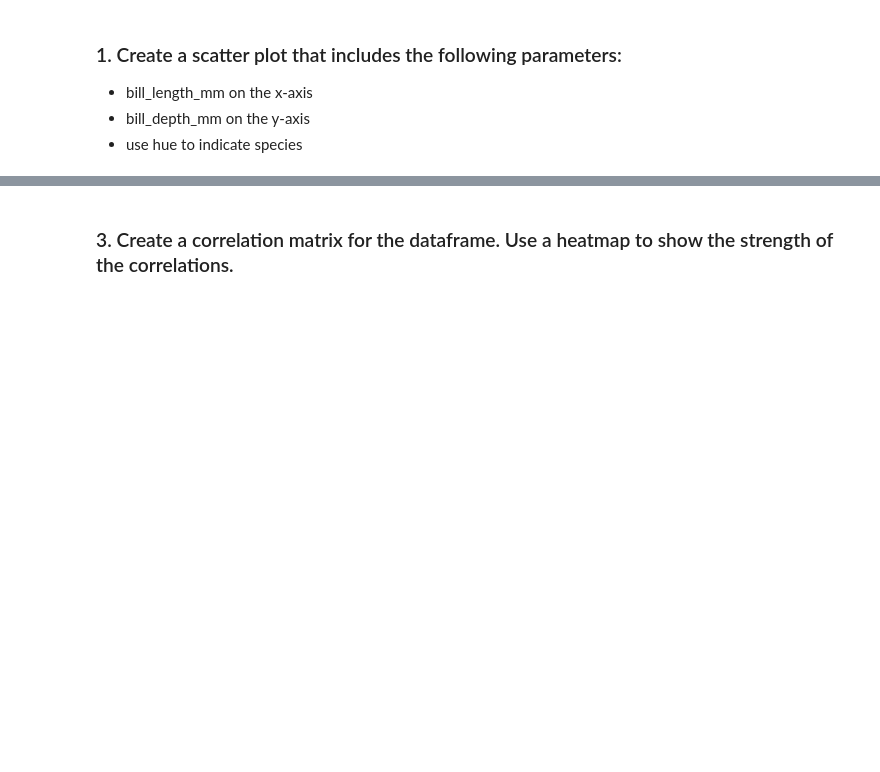
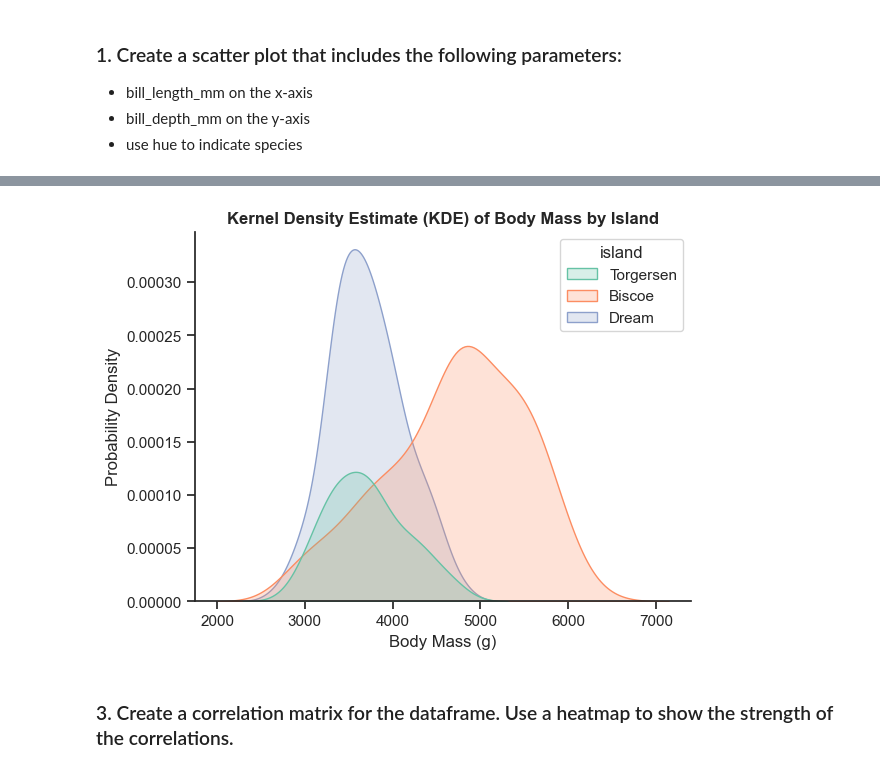
Before and after one commit to valeriemagalong/Val-Practices-Python, a Jupyter notebook: Penguins_Seaborn/Seaborn_Practice_Penguins_Data.ipynb, the cells around one changed output, grey strips where cells are left out. Drawn from its saved outputs; the diff is of its cells as text; code cells hidden in the pictures; blank space fills up the shorter version.

```diff
--- a/Penguins_Seaborn/Seaborn_Practice_Penguins_Data.ipynb
+++ b/Penguins_Seaborn/Seaborn_Practice_Penguins_Data.ipynb
@@ -116,3 +132,13 @@ dtype: int64
+# %%
+sns.kdeplot(df, x = 'body_mass_g', hue = 'island', fill = True)
+
+plt.title('Kernel Density Estimate (KDE) of Body Mass by Island', fontweight = 'bold')
+plt.xlabel('Body Mass (g)')
+plt.ylabel('Probability Density')
+
+plt.show()
+# %% [output]
+[figure, added]
 # %% [markdown]
 ### 3. Create a correlation matrix for the dataframe.  Use a heatmap to show the strength of the correlations.
 # %% [markdown]
```
Also changed, not shown: parts of 4 cells of this notebook.
